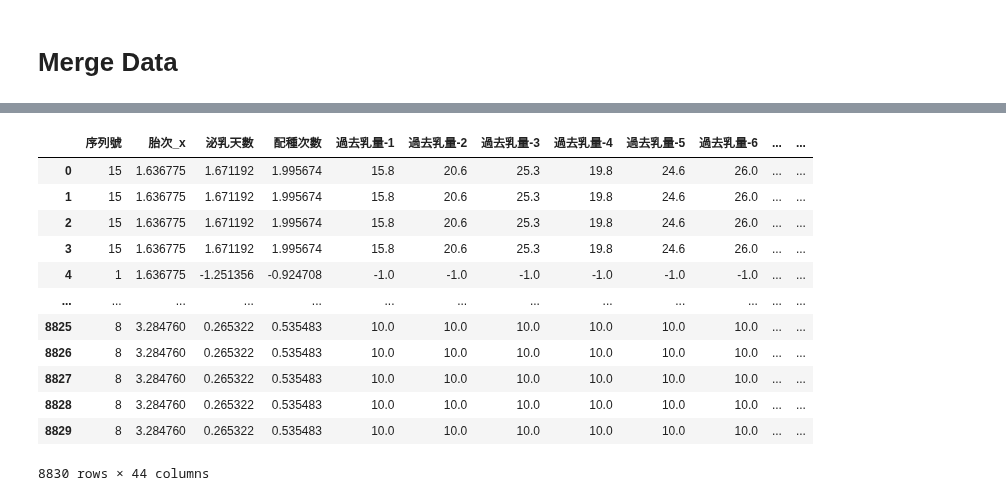
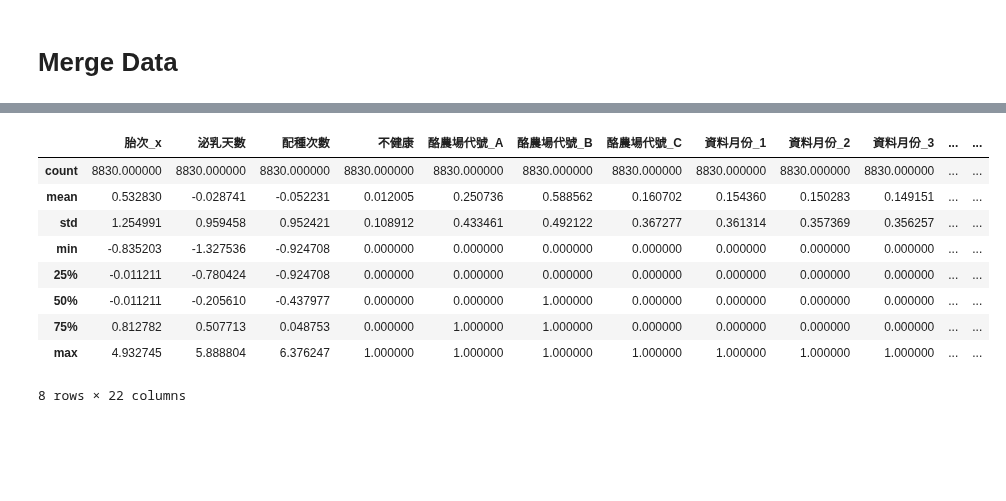
Before and after one commit to kevin879275/DL_FinalProject, a Jupyter notebook: data.ipynb, the cells around one changed output, grey strips where cells are left out. Saved outputs shown, nothing was run; the diff lists cells and outputs as text; code cells hidden in the pictures; blank space fills up the shorter version.

```diff
--- a/data.ipynb
+++ b/data.ipynb
@@ -369,26 +395,8 @@ x
 # %%
-test = pd.merge(Test_report_x, Test_birth_x, on =  ['乳牛編號'], how = 'left')
+test = pd.merge(Test_report_x, Test_birth_x, on =  ['乳牛編號'])
 
 # test = pd.merge(test, Test_breed_x, on =  ['乳牛編號'], how = 'left')
 # test = pd.merge(test, Test_spec_x, on =  ['乳牛編號'], how = 'left')
-test.fillna(-1, inplace = True)
+# test.fillna(-1, inplace = True)
 
 test_without_ID = test.drop(columns = ['乳牛編號','乳量','ID'], axis = 1)
-
-# test_without_ID = normalize(test_without_ID)
-# test_without_ID.fillna(0, inplace = True)
-test_without_ID
-# %% [output]
-|  | 序列號 | 胎次_x | 泌乳天數 | 配種次數 | 過去乳量-1 | 過去乳量-2 | 過去乳量-3 | 過去乳量-4 | 過去乳量-5 | 過去乳量-6 | ... | ... |
-| 0 | 15 | 1.636775 | 1.671192 | 1.995674 | 15.8 | 20.6 | 25.3 | 19.8 | 24.6 | 26.0 | ... | ... |
-| 1 | 15 | 1.636775 | 1.671192 | 1.995674 | 15.8 | 20.6 | 25.3 | 19.8 | 24.6 | 26.0 | ... | ... |
-| 2 | 15 | 1.636775 | 1.671192 | 1.995674 | 15.8 | 20.6 | 25.3 | 19.8 | 24.6 | 26.0 | ... | ... |
-| 3 | 15 | 1.636775 | 1.671192 | 1.995674 | 15.8 | 20.6 | 25.3 | 19.8 | 24.6 | 26.0 | ... | ... |
-| 4 | 1 | 1.636775 | -1.251356 | -0.924708 | -1.0 | -1.0 | -1.0 | -1.0 | -1.0 | -1.0 | ... | ... |
-| ... | ... | ... | ... | ... | ... | ... | ... | ... | ... | ... | ... | ... |
-| 8825 | 8 | 3.284760 | 0.265322 | 0.535483 | 10.0 | 10.0 | 10.0 | 10.0 | 10.0 | 10.0 | ... | ... |
-| 8826 | 8 | 3.284760 | 0.265322 | 0.535483 | 10.0 | 10.0 | 10.0 | 10.0 | 10.0 | 10.0 | ... | ... |
-| 8827 | 8 | 3.284760 | 0.265322 | 0.535483 | 10.0 | 10.0 | 10.0 | 10.0 | 10.0 | 10.0 | ... | ... |
-| 8828 | 8 | 3.284760 | 0.265322 | 0.535483 | 10.0 | 10.0 | 10.0 | 10.0 | 10.0 | 10.0 | ... | ... |
-| 8829 | 8 | 3.284760 | 0.265322 | 0.535483 | 10.0 | 10.0 | 10.0 | 10.0 | 10.0 | 10.0 | ... | ... |
-8830 rows × 44 columns
@@ -394,0 +409,13 @@ test_without_ID
+# %%
+test_without_ID.describe()
+# %% [output]
+|  | 胎次_x | 泌乳天數 | 配種次數 | 不健康 | 酪農場代號_A | 酪農場代號_B | 酪農場代號_C | 資料月份_1 | 資料月份_2 | 資料月份_3 | ... | ... |
+| count | 8830.000000 | 8830.000000 | 8830.000000 | 8830.000000 | 8830.000000 | 8830.000000 | 8830.000000 | 8830.000000 | 8830.000000 | 8830.000000 | ... | ... |
+| mean | 0.532830 | -0.028741 | -0.052231 | 0.012005 | 0.250736 | 0.588562 | 0.160702 | 0.154360 | 0.150283 | 0.149151 | ... | ... |
+| std | 1.254991 | 0.959458 | 0.952421 | 0.108912 | 0.433461 | 0.492122 | 0.367277 | 0.361314 | 0.357369 | 0.356257 | ... | ... |
+| min | -0.835203 | -1.327536 | -0.924708 | 0.000000 | 0.000000 | 0.000000 | 0.000000 | 0.000000 | 0.000000 | 0.000000 | ... | ... |
+| 25% | -0.011211 | -0.780424 | -0.924708 | 0.000000 | 0.000000 | 0.000000 | 0.000000 | 0.000000 | 0.000000 | 0.000000 | ... | ... |
+| 50% | -0.011211 | -0.205610 | -0.437977 | 0.000000 | 0.000000 | 1.000000 | 0.000000 | 0.000000 | 0.000000 | 0.000000 | ... | ... |
+| 75% | 0.812782 | 0.507713 | 0.048753 | 0.000000 | 1.000000 | 1.000000 | 0.000000 | 0.000000 | 0.000000 | 0.000000 | ... | ... |
+| max | 4.932745 | 5.888804 | 6.376247 | 1.000000 | 1.000000 | 1.000000 | 1.000000 | 1.000000 | 1.000000 | 1.000000 | ... | ... |
+8 rows × 22 columns
```
Also changed, not shown: parts of 13 cells of this notebook, 4 other files.
